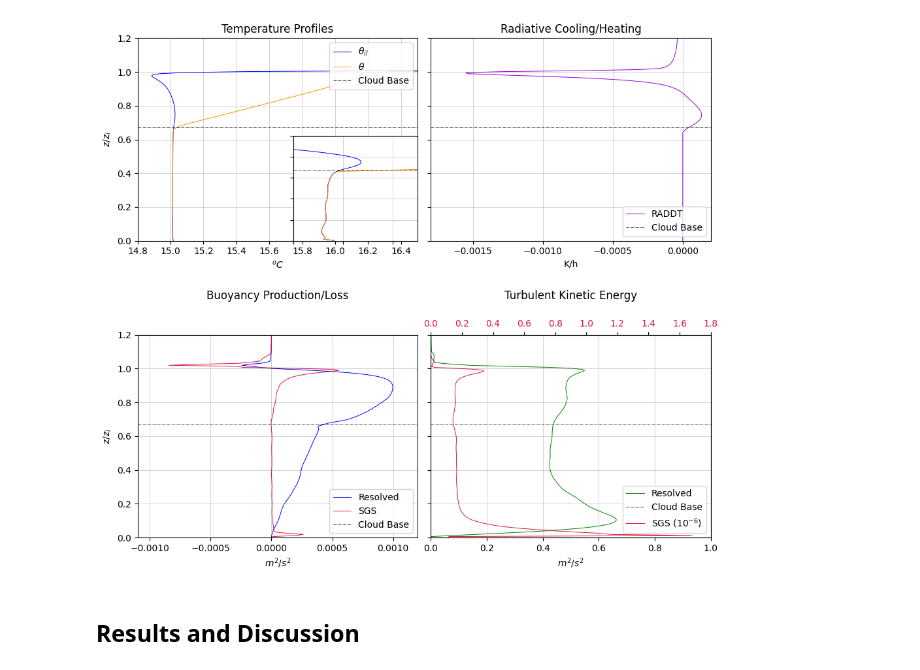
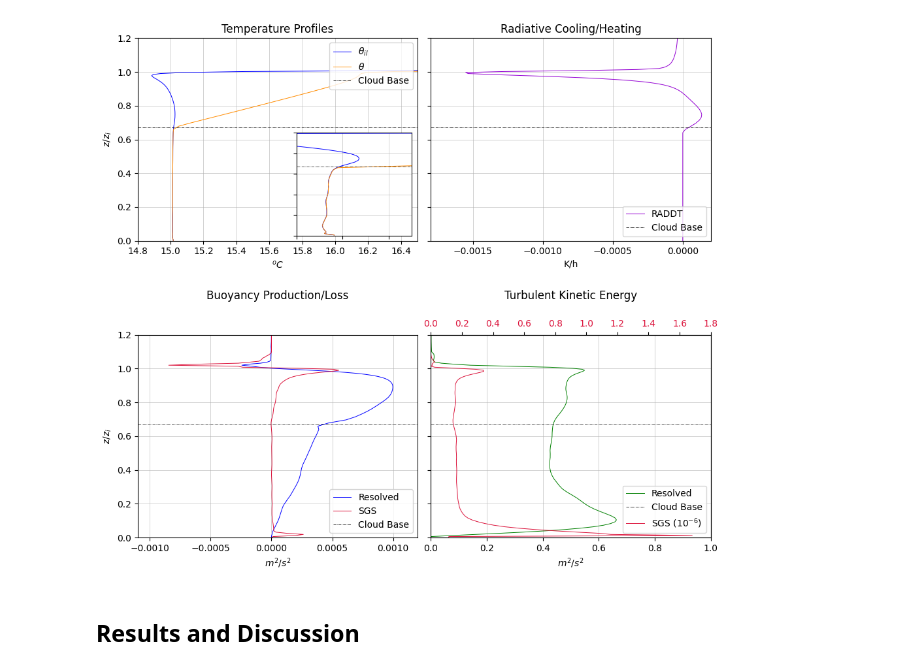
Before and after one commit to ChrisPhys97/Bachelor-Thesis, a Jupyter notebook: TKE-Buoyancy Results.ipynb, the cells around one changed output. Drawn from its saved outputs; the diff is of its cells as text; code cells hidden in the pictures.

```diff
--- a/TKE-Buoyancy Results.ipynb
+++ b/TKE-Buoyancy Results.ipynb
@@ -28,7 +28,7 @@ ax_twin.tick_params(axis='x', labelcolor='crimson')
 xlabels=["${}^oC$","K/h","$m^2/s^2$","$m^2/s^2$"]
 subplot_titles = ["Temperature Profiles","Radiative Cooling/Heating","Buoyancy Production/Loss","Turbulent Kinetic Energy"]
 xlims = [[14.8,16.5],  [-0.0018,0.0002], [-0.0011,0.0012], [0,1] ]
-xtick_settings = {ax[0,1]: [-0.0015,-0.001, -0.0005, 0],ax[1,0]: [-0.001, -0.0005, 0, 0.0005, 0.001]}
+xtick_settings = {ax[0,1]: [-0.0015,-0.001, -0.0005, 0],ax[1,0]: [-0.001, -0.0005, 0.0, 0.0005, 0.001]}
 
 for i, a_single_ax in enumerate(ax.flat):
   row_idx = i // 2
@@ -39,35 +39,35 @@ for i, a_single_ax in enumerate(ax.flat):
 
   a_single_ax.set_title(subplot_titles[i], y=1.15 if i >= 2 else None) # Set title, adjusting y for the bottom row
   a_single_ax.grid(True,linewidth=0.5,alpha=0.8)
   a_single_ax.axhline(y=c_base,linewidth=0.5,color="k",label="Cloud Base",linestyle="-.")
 
   if a_single_ax == ax[0,0]: a_single_ax.legend(loc="upper right")
   elif a_single_ax == ax[1,0] or a_single_ax == ax[0,1]: a_single_ax.legend(loc="lower right")
 
   if col_idx == 0: a_single_ax.set_ylabel("$z/z_i$")  # First column, set ylables
   else: a_single_ax.set_yticklabels([])               # Second column, hide yticklabels
 
   if a_single_ax in xtick_settings: a_single_ax.set_xticks(xtick_settings[a_single_ax])
 
 # Special handling for ax[1,1] legend due to twin axis
 handles1, labels1 = ax[1,1].get_legend_handles_labels()
 handles2, labels2 = ax_twin.get_legend_handles_labels()
 ax_twin.set_xlim([0,1.8])
 ax[1,1].legend(handles1 + handles2, labels1 + labels2, loc='lower right')
 
 # Create an inset subplot for zooming potential temperature
-inset_ax = fig.add_axes([0.312, 0.6, 0.2, 0.19])    # [left, bottom, width, height] as fractions of figure width/height
+inset_ax = fig.add_axes([0.317, 0.61, 0.185, 0.185])    # [left, bottom, width, height] as fractions of figure width/height
 inset_ax.plot(bf.PTIL.values-273.15,bf.z.values/zi,linewidth=0.7,color="b",label=r"$\theta_{il}$")
 inset_ax.plot(bf.PT.values-273.15,bf.z.values/zi,color="darkorange",linewidth=0.7,label=r"$\theta$")
 inset_ax.set_xlim([15.0, 15.05])                    # Zoomed x-limits
 inset_ax.set_ylim([0,1])
 inset_ax.grid(True,linewidth=0.5,alpha=0.8)
 inset_ax.axhline(y=c_base,linewidth=0.5,color="k",label="Cloud Base",linestyle="-.")
 inset_ax.set_yticklabels([])
 inset_ax.set_xticklabels([])
 plt.show()
 # %% [output]
-[figure, old version]
+[figure, new version]
 # %% [markdown]
 ## Results and Discussion
 # %% [markdown]
```
Also changed, not shown: parts of 1 cell of this notebook.
